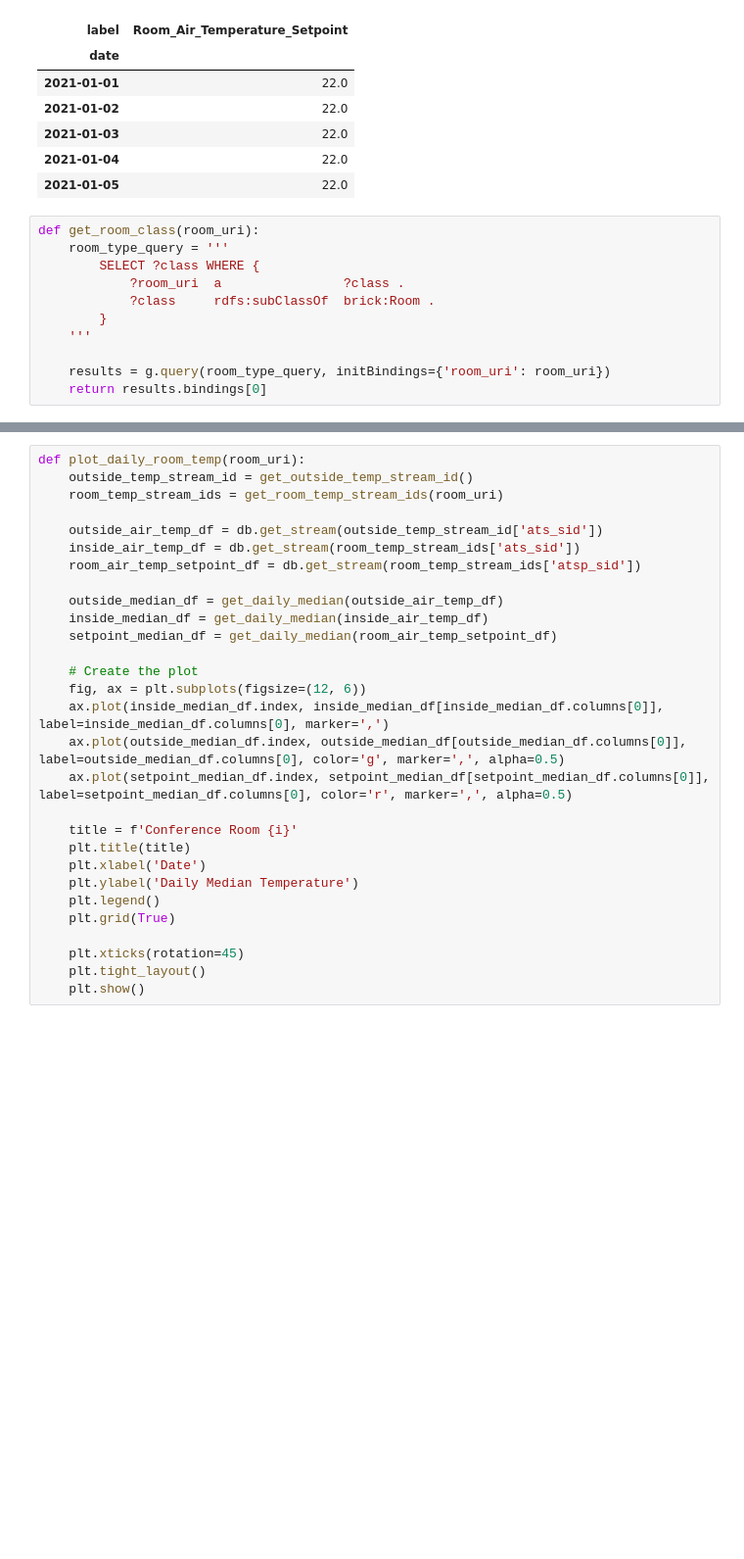
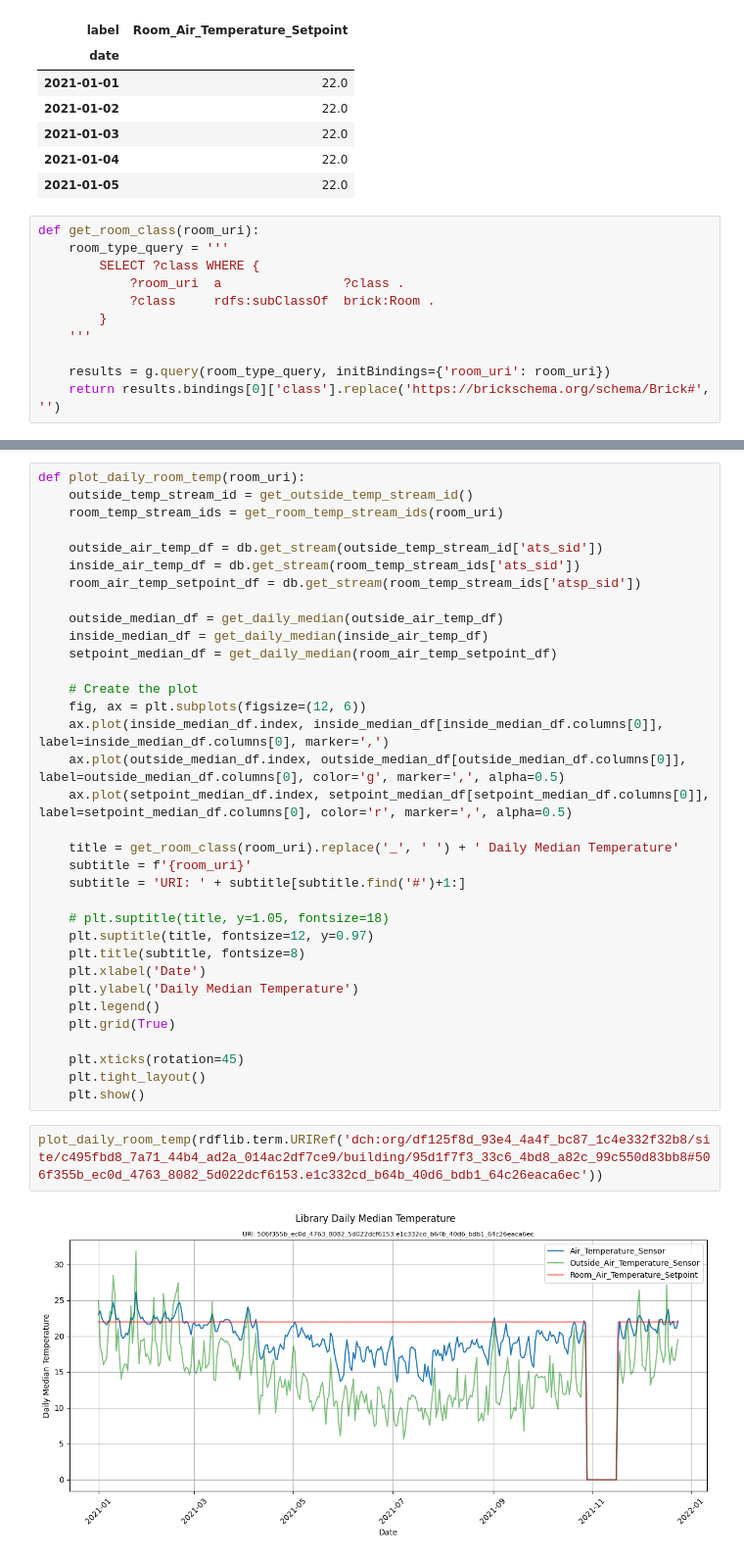
Before and after one commit to Vincent-Morcilla/Building_IoT_Data_Dashboard, a Jupyter notebook: code_snippets/tim/plot_room_temp.ipynb, the cells around one changed output, grey strips where cells are left out. Shown at 98% size. Drawn from its saved outputs; the diff is of its cells as text; blank space fills up the shorter version.

Commit message:
First pass at generalising room temp plots

```diff
--- a/code_snippets/tim/plot_room_temp.ipynb
+++ b/code_snippets/tim/plot_room_temp.ipynb
@@ -173,4 +173,4 @@ def get_room_class(room_uri):
     '''
 
     results = g.query(room_type_query, initBindings={'room_uri': room_uri})
-    return results.bindings[0]
+    return results.bindings[0]['class'].replace('https://brickschema.org/schema/Brick#', '')
@@ -193,8 +198,13 @@ def plot_daily_room_temp(room_uri):
     ax.plot(outside_median_df.index, outside_median_df[outside_median_df.columns[0]], label=outside_median_df.columns[0], color='g', marker=',', alpha=0.5)
     ax.plot(setpoint_median_df.index, setpoint_median_df[setpoint_median_df.columns[0]], label=setpoint_median_df.columns[0], color='r', marker=',', alpha=0.5)
 
-    title = f'Conference Room {i}'
-    plt.title(title)
+    title = get_room_class(room_uri).replace('_', ' ') + ' Daily Median Temperature'
+    subtitle = f'{room_uri}'
+    subtitle = 'URI: ' + subtitle[subtitle.find('#')+1:]
+
+    # plt.suptitle(title, y=1.05, fontsize=18)
+    plt.suptitle(title, fontsize=12, y=0.97)
+    plt.title(subtitle, fontsize=8)
     plt.xlabel('Date')
     plt.ylabel('Daily Median Temperature')
     plt.legend()
@@ -203,3 +213,7 @@ def plot_daily_room_temp(room_uri):
     plt.xticks(rotation=45)
     plt.tight_layout()
     plt.show()
+# %%
+plot_daily_room_temp(rdflib.term.URIRef('dch:org/df125f8d_93e4_4a4f_bc87_1c4e332f32b8/site/c495fbd8_7a71_44b4_ad2a_014ac2df7ce9/building/95d1f7f3_33c6_4bd8_a82c_99c550d83bb8#506f355b_ec0d_4763_8082_5d022dcf6153.e1c332cd_b64b_40d6_bdb1_64c26eaca6ec'))
+# %% [output]
+[figure, added]
```
Also changed, not shown: parts of 1 cell of this notebook.
